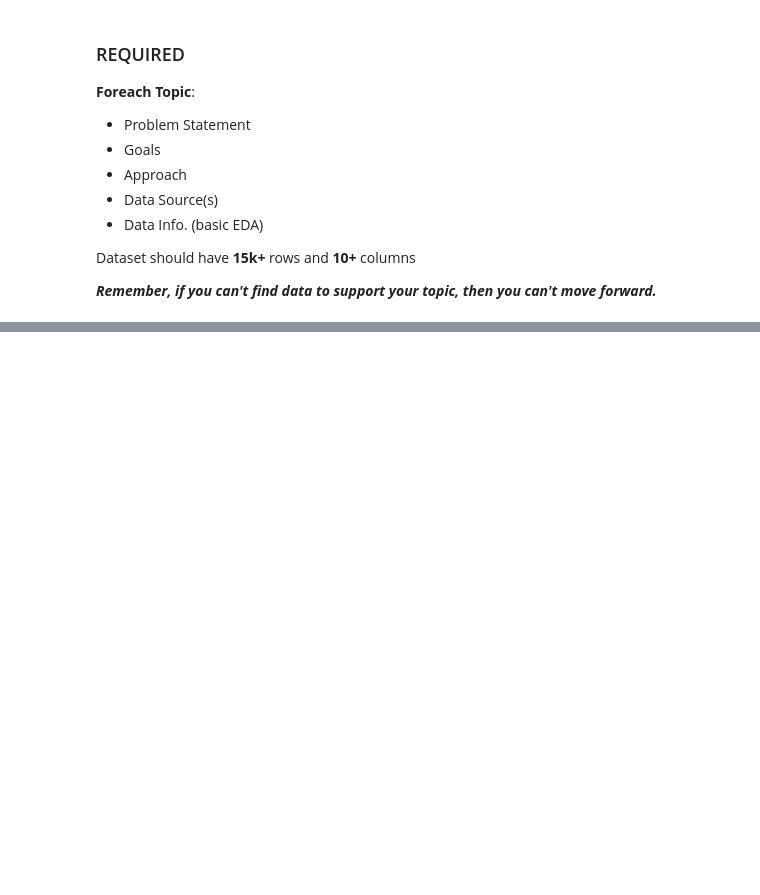
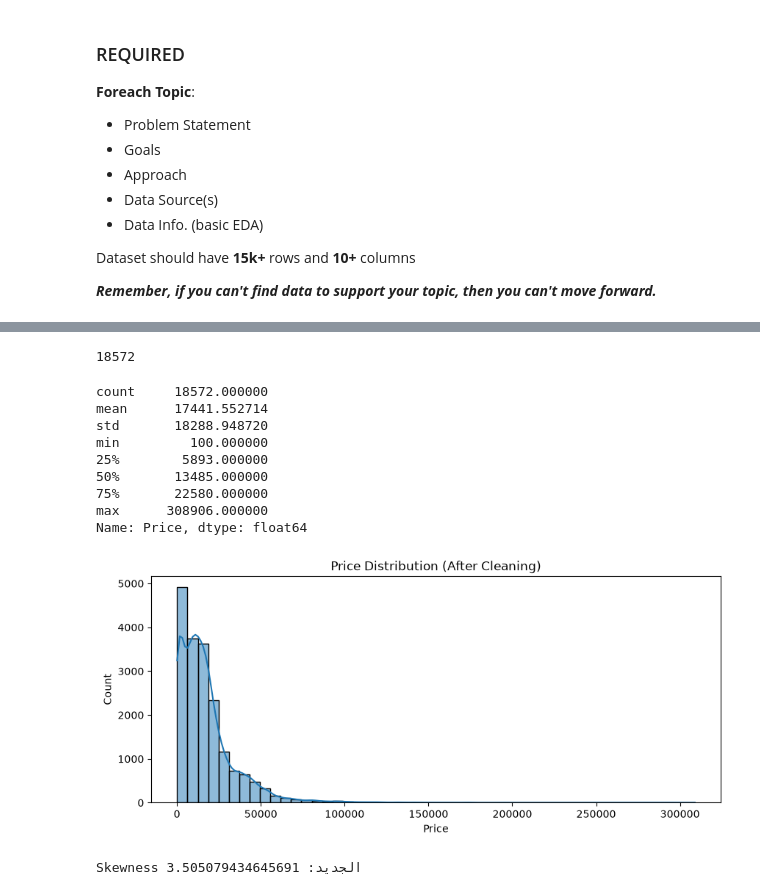
Before and after one commit to zah202raa-stack/labs, a Jupyter notebook: Capstone Project/1. Lightning Talk #1/lightning-talk-notebook.ipynb, the cells around one changed output, grey strips where cells are left out. Saved outputs shown, nothing was run; the diff lists cells and outputs as text; code cells hidden in the pictures; blank space fills up the shorter version.

```diff
--- a/Capstone Project/1. Lightning Talk #1/lightning-talk-notebook.ipynb
+++ b/Capstone Project/1. Lightning Talk #1/lightning-talk-notebook.ipynb
@@ -52,0 +222,30 @@ df.head()
+# %%
+lower_bound = 100
+upper_bound = 500000
+
+df = df[(df['Price'] >= lower_bound) & (df['Price'] <= upper_bound)]
+
+len(df)
+# %% [output]
+18572
+# %%
+print(df['Price'].describe())
+
+plt.figure(figsize=(10,4))
+sns.histplot(df['Price'], bins=50, kde=True)
+plt.title('Price Distribution (After Cleaning)')
+plt.show()
+
+print('Skewness :', df['Price'].skew())
+# %% [output]
+count     18572.000000
+mean      17441.552714
+std       18288.948720
+min         100.000000
+25%        5893.000000
+50%       13485.000000
+75%       22580.000000
+max      308906.000000
+Name: Price, dtype: float64
+[figure, added]
+Skewness الجديد: 3.505079434645691
```
Also changed, not shown: parts of 35 cells of this notebook, 20 other files.
